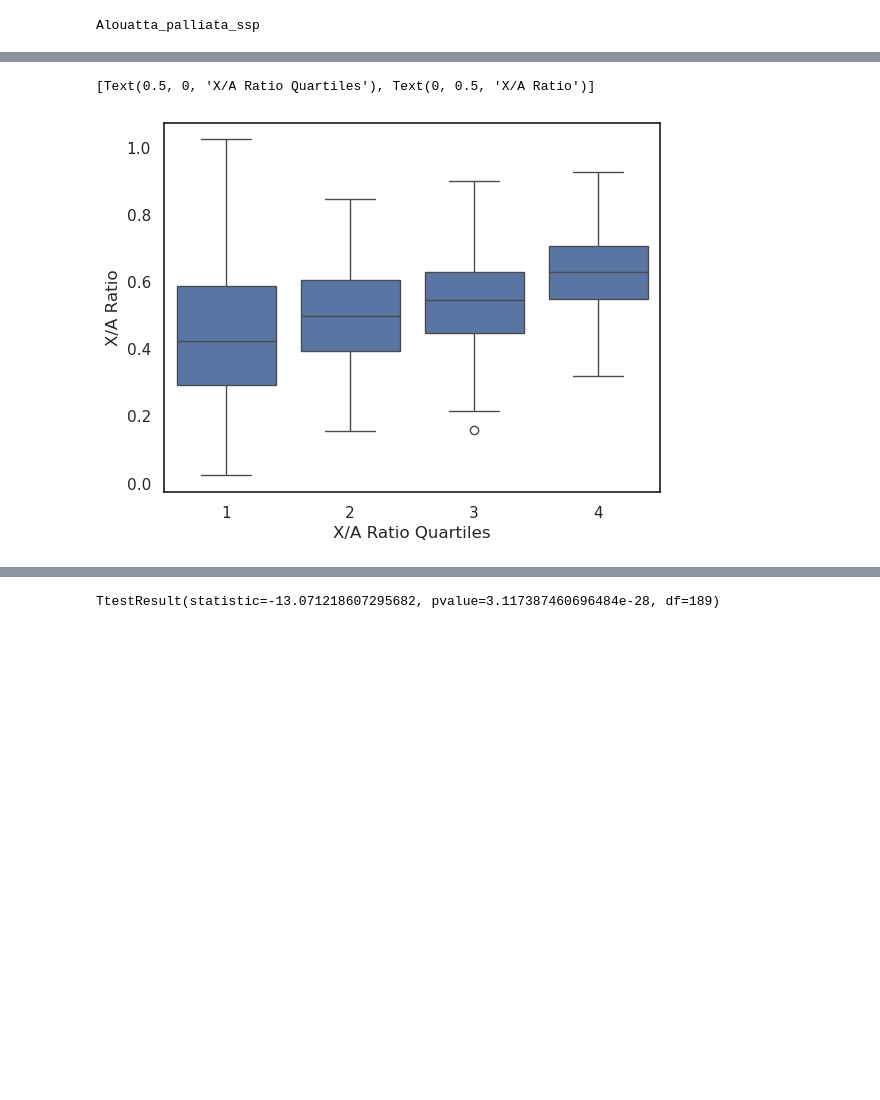
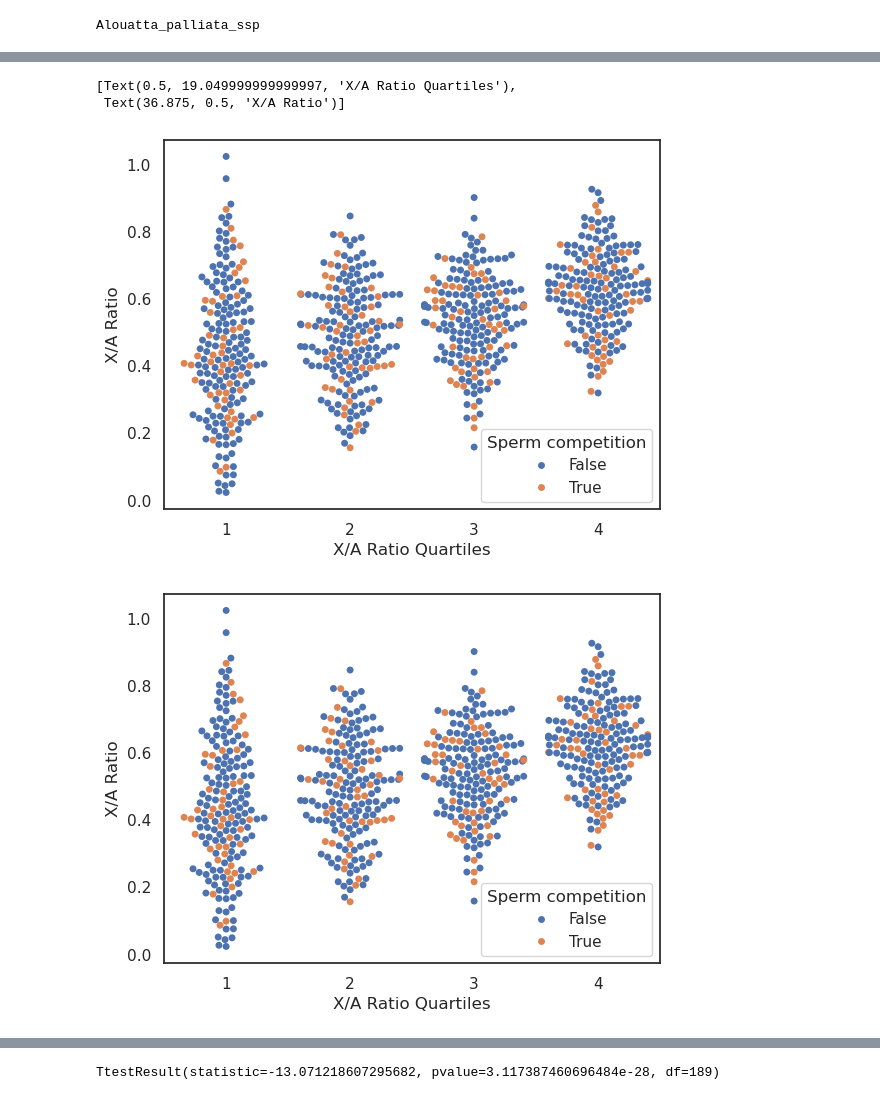
Before and after one commit to erikfogh/selection_primates, a Jupyter notebook: notebooks/main05_pi_stats.ipynb, the cells around one changed output, grey strips where cells are left out. Saved outputs shown, nothing was run; the diff lists cells and outputs as text; code cells hidden in the pictures; blank space fills up the shorter version.

```diff
--- a/notebooks/main05_pi_stats.ipynb
+++ b/notebooks/main05_pi_stats.ipynb
@@ -641,6 +690,12 @@ Categories (4, int64): [1 < 2 < 3 < 4]
+# %%
+quartile_ratio_df["binomial_name"] = [x[:-4] for x in quartile_ratio_df.species]
+quartile_ratio_df["strategy"] = quartile_ratio_df.binomial_name.map(dict(zip(mating_vas.binomial_name, mating_vas.consensus)))
+quartile_ratio_df["Sperm competition"] = [True if x in ["Polygynandrous", "Polyandrous"] else False for x in quartile_ratio_df.strategy]
 # %%
-g = sns.boxplot(quartile_ratio_df, x="quartiles", y="quartile_ratio")
+g = sns.swarmplot(quartile_ratio_df, x="quartiles", y="quartile_ratio", hue="Sperm competition")
 g.set(xlabel = "X/A Ratio Quartiles", ylabel="X/A Ratio")
 # %% [output]
-[Text(0.5, 0, 'X/A Ratio Quartiles'), Text(0, 0.5, 'X/A Ratio')]
+[Text(0.5, 19.049999999999997, 'X/A Ratio Quartiles'),
+ Text(36.875, 0.5, 'X/A Ratio')]
-[figure, old version]
+[figure, new version]
+[figure, added]
```
Also changed, not shown: parts of 19 cells of this notebook, 4 other files.
